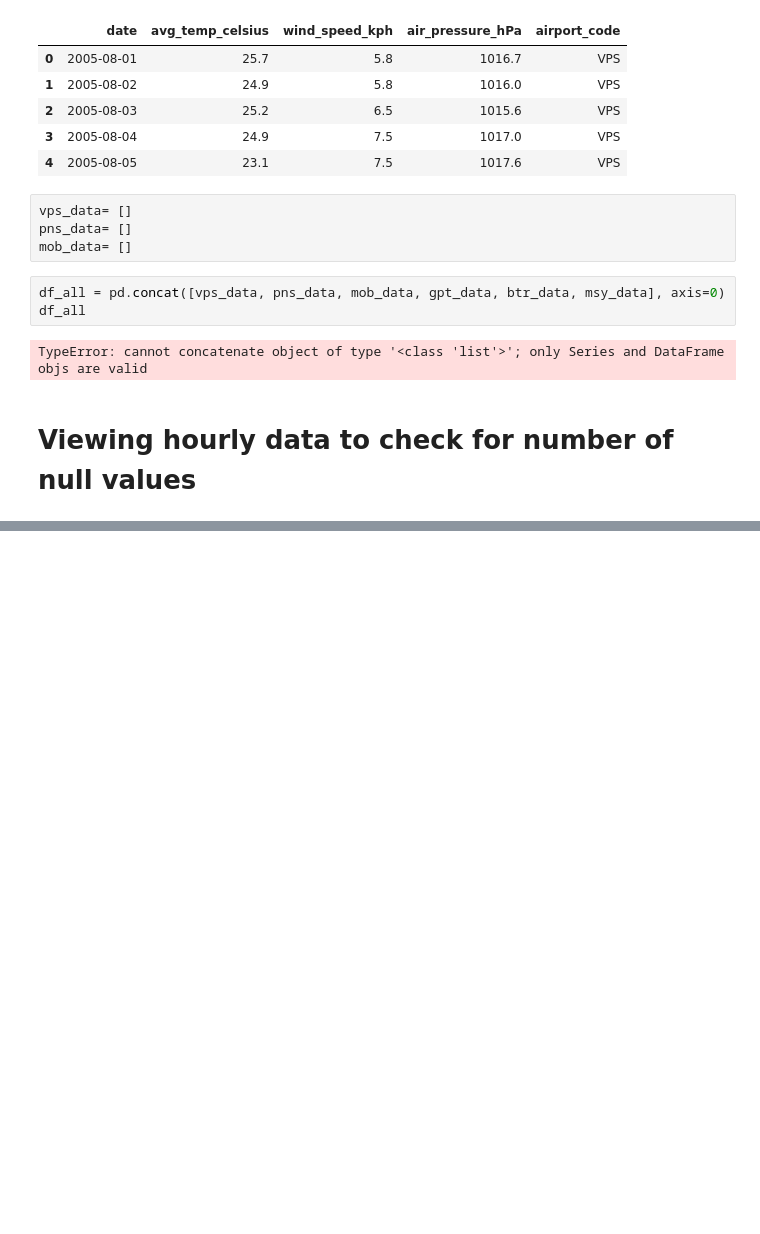
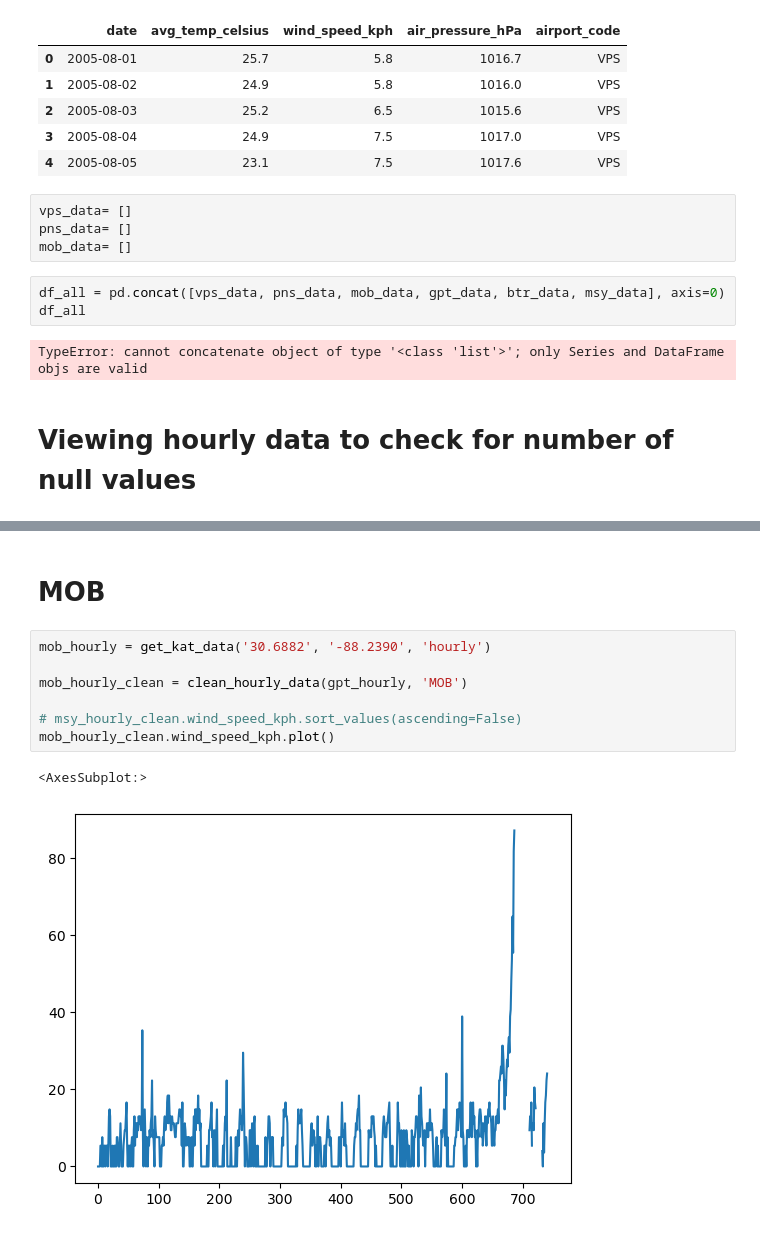
Before and after one commit to DanielSchuster259/sql-api-project-weather-flights, a Jupyter notebook: daniels.ipynb, the cells around one changed output, grey strips where cells are left out. Drawn from its saved outputs; the diff is of its cells as text; blank space fills up the shorter version.

```diff
--- a/daniels.ipynb
+++ b/daniels.ipynb
@@ -189,0 +228,12 @@ msy_hourly_clean.wind_speed_kph.plot()
+# %% [markdown]
+# MOB
+# %%
+mob_hourly = get_kat_data('30.6882', '-88.2390', 'hourly')
+
+mob_hourly_clean = clean_hourly_data(gpt_hourly, 'MOB')
+
+# msy_hourly_clean.wind_speed_kph.sort_values(ascending=False)
+mob_hourly_clean.wind_speed_kph.plot()
+# %% [output]
+<AxesSubplot:>
+[figure, added]
```
Also changed, not shown: parts of 27 cells of this notebook.
